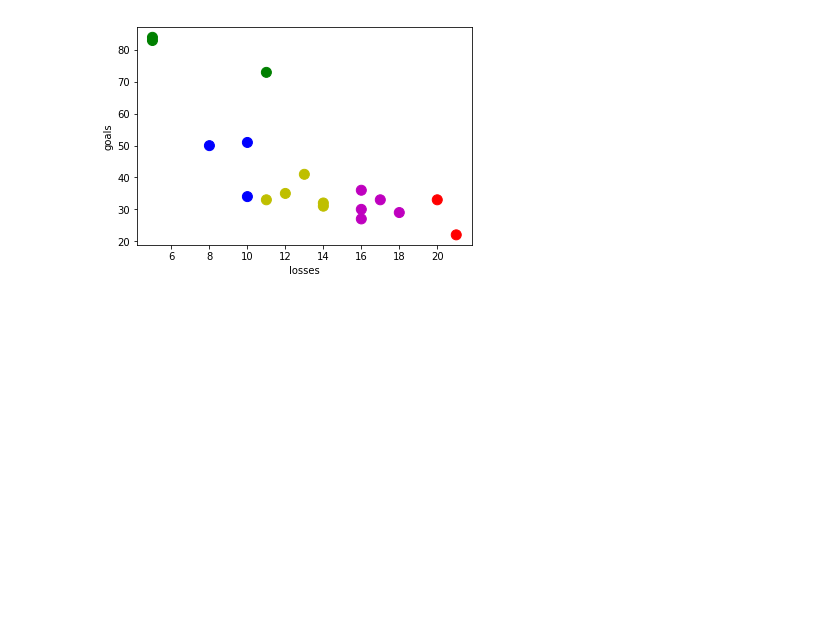
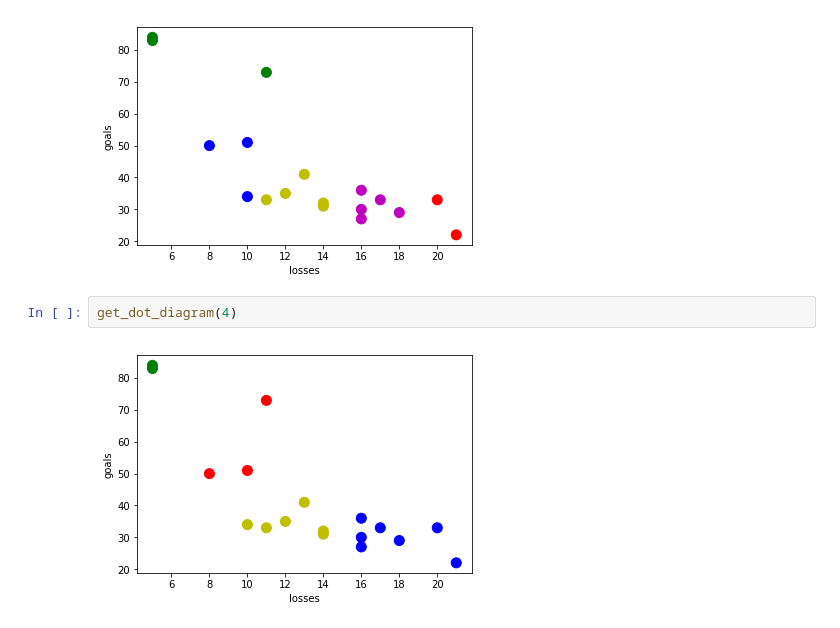
Before and after one commit to IvanPMakarenko/netology4, a Jupyter notebook: HW 4.3/HW 4.3 football stats_v2.ipynb, the cells around one changed output. Saved outputs shown, nothing was run; the diff lists cells and outputs as text; blank space fills up the shorter version.

```diff
--- a/HW 4.3/HW 4.3 football stats_v2.ipynb
+++ b/HW 4.3/HW 4.3 football stats_v2.ipynb
@@ -264,3 +264,7 @@ get_dot_diagram(3)
 get_dot_diagram(5)
 # %% [output]
 [figure]
+# %%
+get_dot_diagram(4)
+# %% [output]
+[figure, added]
```
